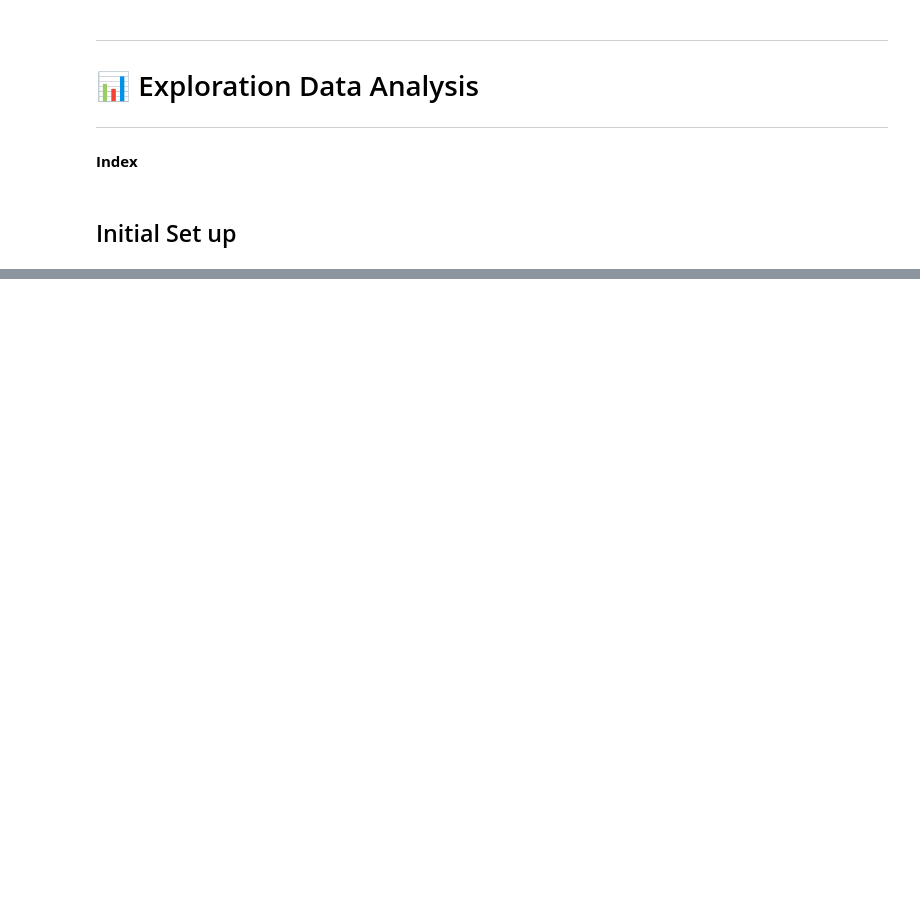
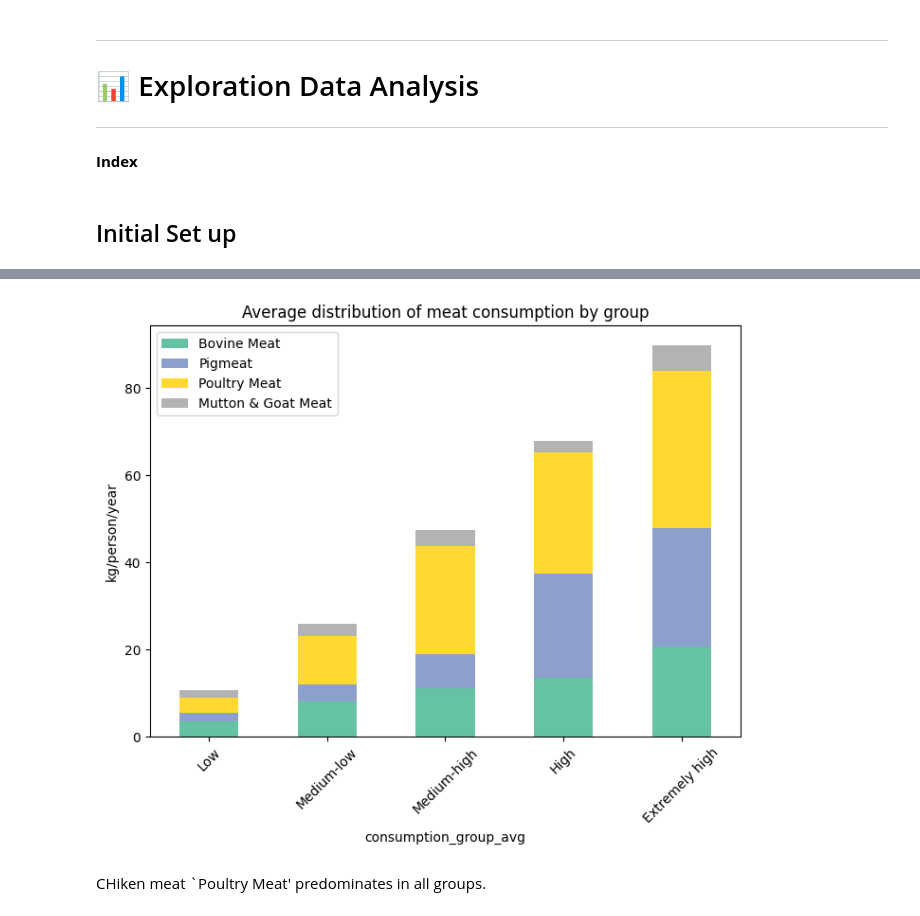
Before and after one commit to mquezada13/meat-consumption-analysis, a Jupyter notebook: notebooks/02_data_exploration.ipynb, the cells around one changed output, grey strips where cells are left out. Cells and saved outputs as stored; diff of their text form; code cells hidden in the pictures; blank space fills up the shorter version.

```diff
--- a/notebooks/02_data_exploration.ipynb
+++ b/notebooks/02_data_exploration.ipynb
@@ -44,0 +168,23 @@ dtype: int64
+# %%
+# Split into two dataset: one for 1010-2022 rante and the secong done for 2022 lates year
+
+# Dataset average by country(2010–2022)
+
+
+df_avg = master_file.groupby('Country')['Total_meat'].mean().reset_index().rename(columns={'Total_meat': 'avg_meat'})
+
+
+# Dataset for year 2022
+df_2022 = master_file[master_file['Year'] == 2022][['Country', 'Total_meat']].rename(columns={'Total_meat': 'meat_2022'})
+# %%
+# Creating different groups based on average meat consumption
+df_avg['consumption_group_avg'] = pd.qcut(df_avg['avg_meat'], 5, labels=['Low', 'Medium-low', 'Medium-high', 'High', 'Extremely high'])
+
+# Creating different groups based on meat consumption in 2022
+df_2022['consumption_group_2022'] = pd.qcut(df_2022['meat_2022'], 5, labels=['Low', 'Medium-low', 'Medium-high', 'High', 'Extremely high'])
+# %%
+# Unimos el grupo por promedio al dataframe general
+master_file= master_file.merge(df_avg[['Country', 'consumption_group_avg']], on='Country', how='left')
+
+# Unimos también el grupo por 2022
+master_file = master_file.merge(df_2022[['Country', 'consumption_group_2022']], on='Country', how='left')
@@ -44,0 +217,3 @@ dtype: int64
+# %%
+meat_means_by_group_ave = master_file.groupby('consumption_group_avg')[['Bovine Meat', 'Pigmeat', 'Poultry Meat', 'Mutton & Goat Meat']].mean()
+meat_means_by_group_ave
@@ -44,0 +228,11 @@ dtype: int64
+# %%
+meat_means_by_group_ave.plot(kind='bar', stacked=True, colormap='Set2', figsize=(7,6))
+plt.title('Average distribution of meat consumption by group')
+plt.ylabel('kg/person/year')
+plt.xticks(rotation=45)
+plt.tight_layout()
+plt.show()
+# %% [output]
+[figure, added]
+# %% [markdown]
+CHiken meat `Poultry Meat' predominates in all groups.
```
Also changed, not shown: parts of 31 cells of this notebook, 7 other files.
